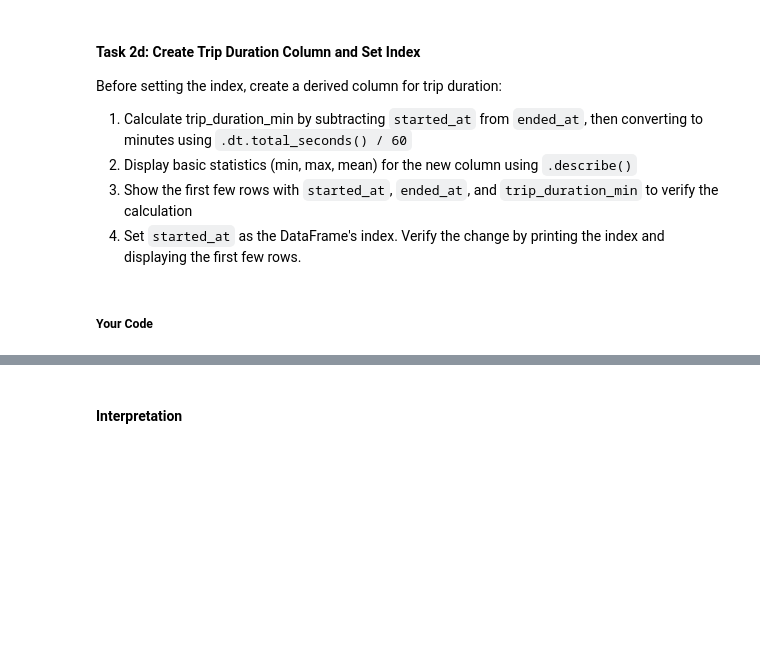
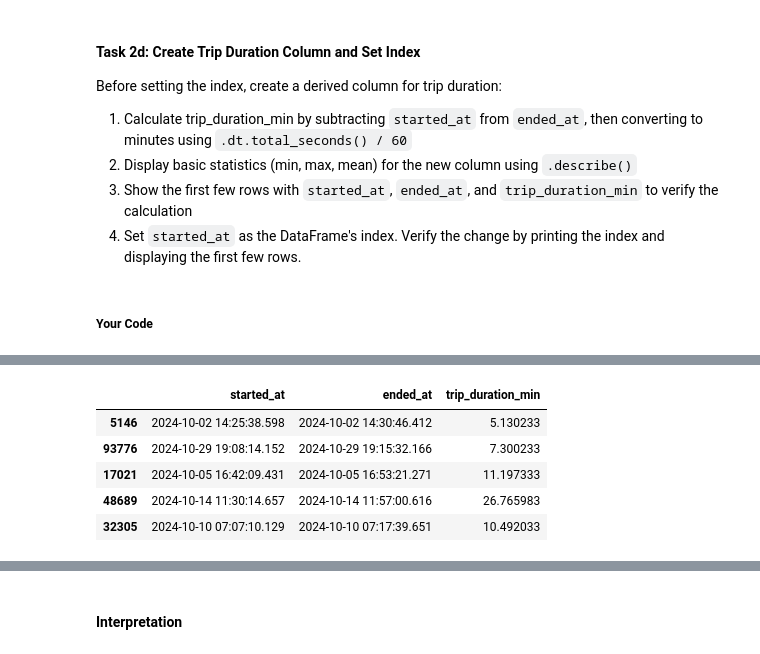
Before and after one commit to abbeygodfrey/py4eda-work, a Jupyter notebook: homework/hw3b.ipynb, the cells around one changed output, grey strips where cells are left out. Saved outputs shown, nothing was run; the diff lists cells and outputs as text; code cells hidden in the pictures; blank space fills up the shorter version.

```diff
--- a/homework/hw3b.ipynb
+++ b/homework/hw3b.ipynb
@@ -275,0 +388,11 @@ Before setting the index, create a derived column for trip duration:
+# %%
+#part 3
+columns = ['started_at', 'ended_at', 'trip_duration_min']
+rides[columns].sample(n=5)
+# %% [output]
+|  | started_at | ended_at | trip_duration_min |
+| 5146 | 2024-10-02 14:25:38.598 | 2024-10-02 14:30:46.412 | 5.130233 |
+| 93776 | 2024-10-29 19:08:14.152 | 2024-10-29 19:15:32.166 | 7.300233 |
+| 17021 | 2024-10-05 16:42:09.431 | 2024-10-05 16:53:21.271 | 11.197333 |
+| 48689 | 2024-10-14 11:30:14.657 | 2024-10-14 11:57:00.616 | 26.765983 |
+| 32305 | 2024-10-10 07:07:10.129 | 2024-10-10 07:17:39.651 | 10.492033 |
```
Also changed, not shown: parts of 10 cells of this notebook.
